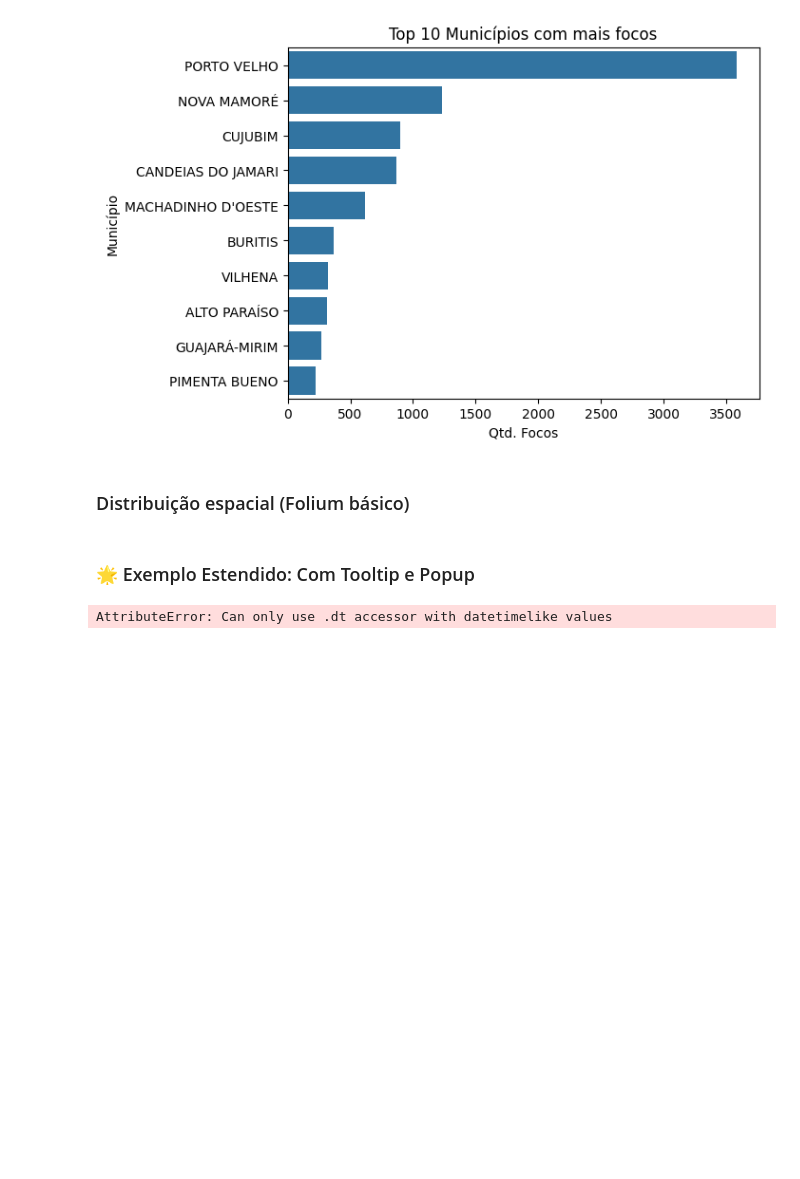
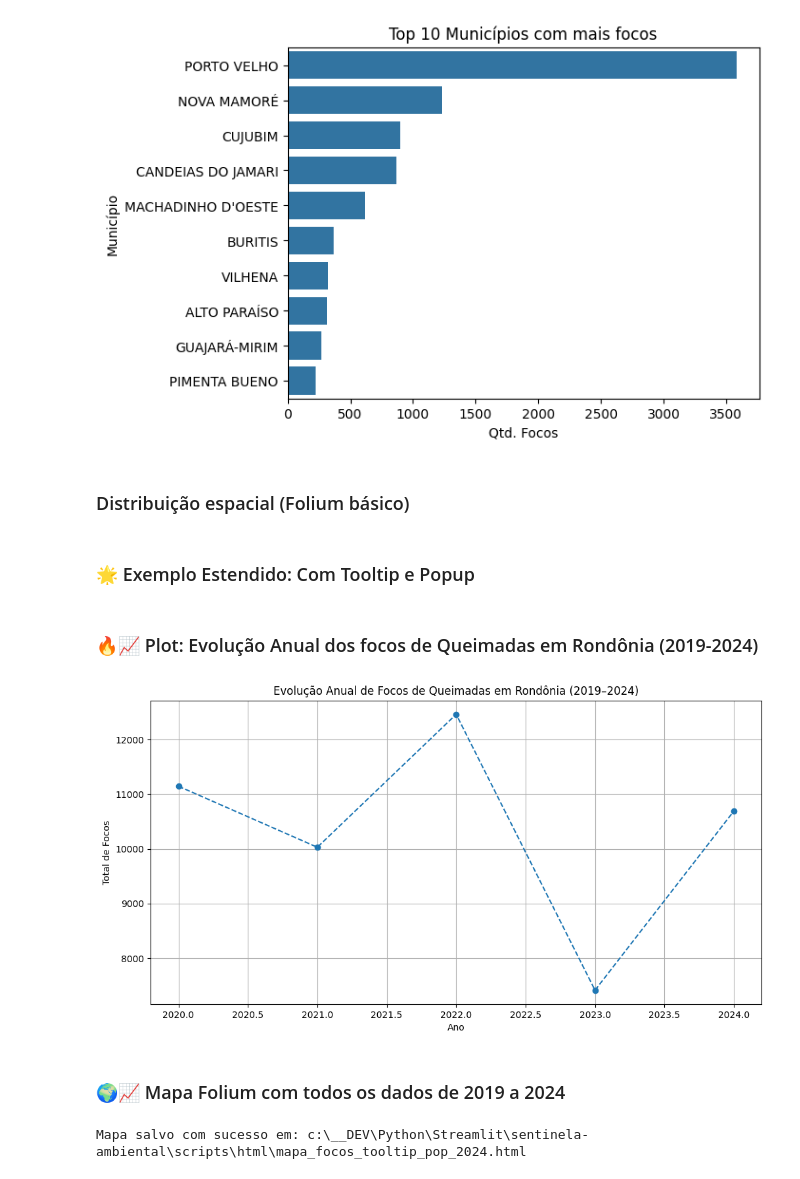
Before and after one commit to 6xAs/sentinela-ambiental, a Jupyter notebook: Notebooks/3_analise_exploratoria_EDA.ipynb, the cells around one changed output. Drawn from its saved outputs; the diff is of its cells as text; code cells hidden in the pictures; blank space fills up the shorter version.

```diff
--- a/Notebooks/3_analise_exploratoria_EDA.ipynb
+++ b/Notebooks/3_analise_exploratoria_EDA.ipynb
@@ -184,29 +184,65 @@ for i, row in df_foc_queimadas_2019.head(500).iterrows():
 
 
 m.save('../scripts/html/mapa_focos_tooltip_pop_2024.html')
+# %% [markdown]
+### 🔥📈 Plot: Evolução Anual dos focos de Queimadas em Rondônia (2019-2024)
 # %%
+import pandas as pd
+import folium
+import matplotlib.pyplot as plt
 
-
-# Concatena todos os dataframes de focos
+# Concatena todos os dataframes
 df_focos_total = pd.concat([
     df_foc_queimadas_2019,
     df_foc_queimadas_2020,
     df_foc_queimadas_2021,
     df_foc_queimadas_2022,
     df_foc_queimadas_2023,
     df_foc_queimadas_2024
 ])
 
+# Corrige o tipo da coluna 'data_pas' para datetime
+df_focos_total['data_pas'] = pd.to_datetime(df_focos_total['data_pas'], errors='coerce')
+
+# Remove possíveis linhas com datas nulas
+df_focos_total = df_focos_total.dropna(subset=['data_pas'])
+
 # Agrega por ano
 focos_por_ano = df_focos_total.groupby(df_focos_total['data_pas'].dt.year).size().reset_index(name='total')
 
-# Plotar
+# 📈 Plotagem de linha
 plt.figure(figsize=(12, 6))
 plt.plot(focos_por_ano['data_pas'], focos_por_ano['total'], marker='o', linestyle='--')
 plt.title('Evolução Anual de Focos de Queimadas em Rondônia (2019–2024)')
 plt.xlabel('Ano')
 plt.ylabel('Total de Focos')
 plt.grid(True)
 plt.show()
 # %% [output]
-AttributeError: Can only use .dt accessor with datetimelike values
+[figure, added]
+# %% [markdown]
+### 🌍📈 Mapa Folium com todos os dados de 2019 a 2024
+# %%
+# Mapa base centralizado em Rondônia
+m_total = folium.Map(location=[-10.9, -63.1], zoom_start=6)
+
+# Adiciona até 1000 focos para evitar travamento
+for i, row in df_focos_total.head(1000).iterrows():
+    folium.CircleMarker(
+        location=[row['lat'], row['lon']],
+        radius=2,
+        color='red',
+        fill=True,
+        fill_opacity=0.6,
+        tooltip=f"{row['municipio']} | {row['data_pas'].date()} | {row['bioma']}"
+    ).add_to(m_total)
+
+# Exibe mensagem de conclusão
+if m_total:
+    # Salva o HTML
+    m_total.save('../scripts/html/mapa_focos_total_2019_2024.html')
+    print(f"Mapa salvo com sucesso em: {os.path.abspath('../scripts/html/mapa_focos_tooltip_pop_2024.html')}")
+else:
+    print("Ocorreu um erro ao salvar o mapa.")
+# %% [output]
+Mapa salvo com sucesso em: c:\__DEV\Python\Streamlit\sentinela-ambiental\scripts\html\mapa_focos_tooltip_pop_2024.html
```
Also changed, not shown: 33 other files.
